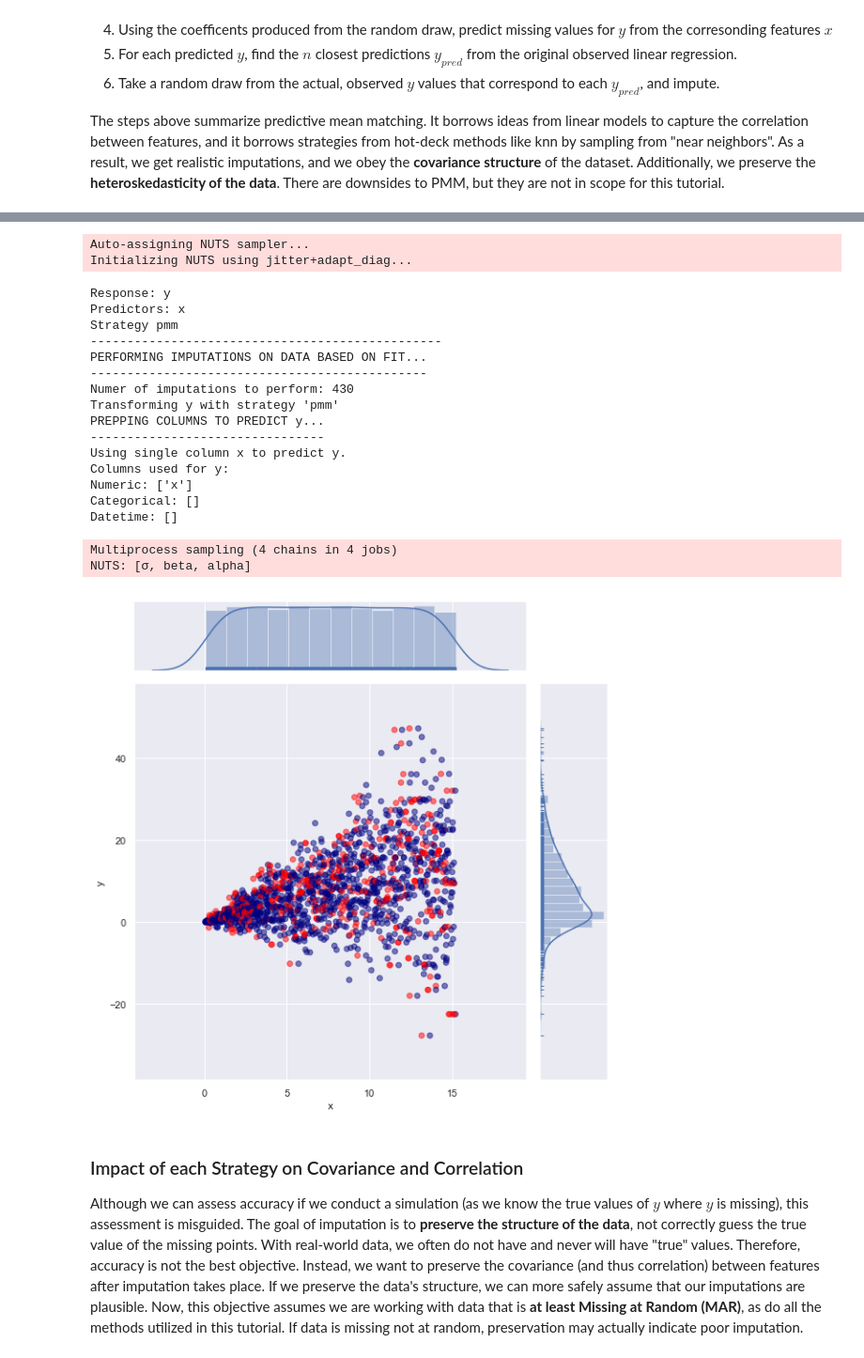
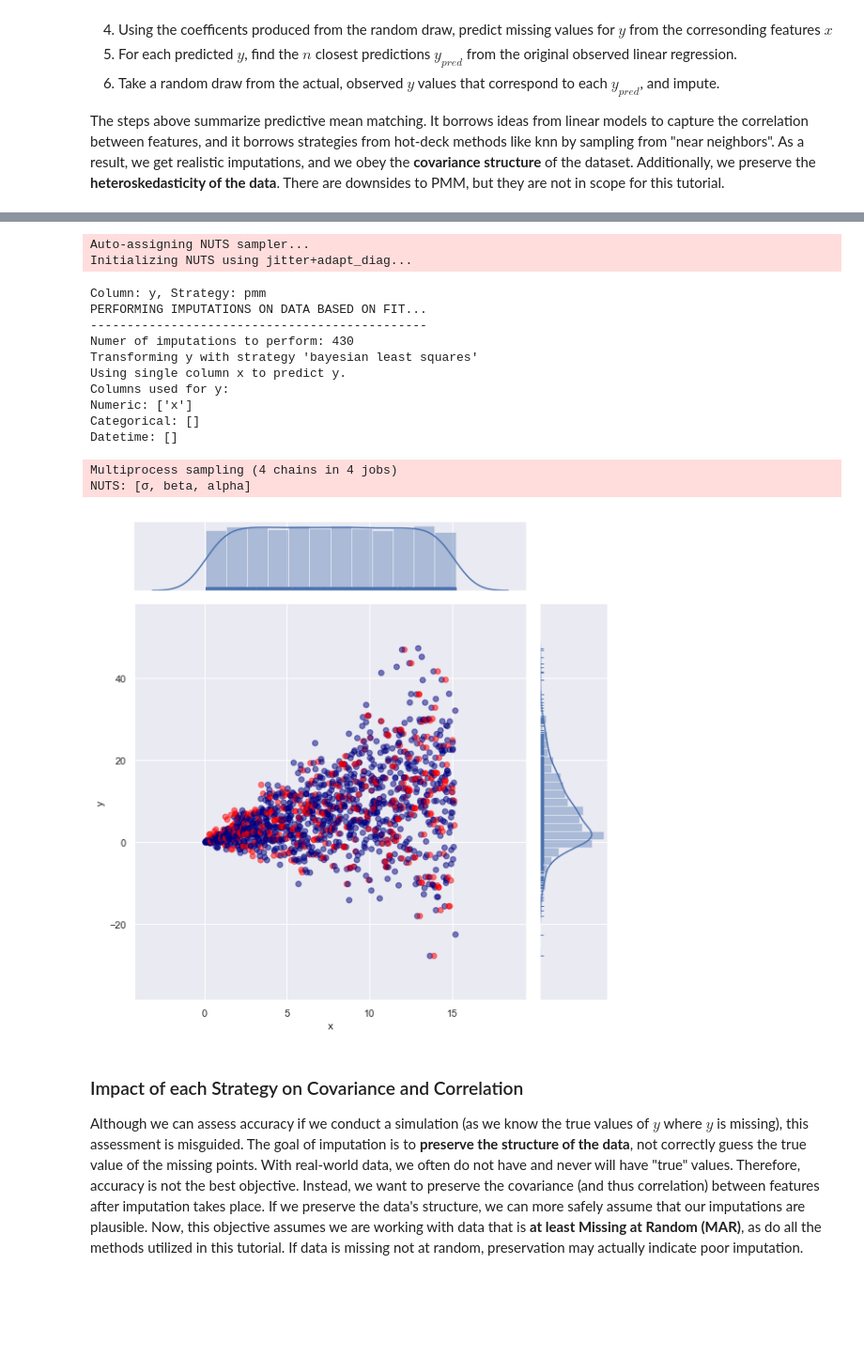
Before and after one commit to kearnz/autoimpute, a Jupyter notebook: tutorials/comparing_imputation_methods.ipynb, the cells around one changed output, grey strips where cells are left out. Shown: that part at 94% size. Cells and saved outputs as stored; diff of their text form; code cells hidden in the pictures; blank space fills up the shorter version.

```diff
--- a/tutorials/comparing_imputation_methods.ipynb
+++ b/tutorials/comparing_imputation_methods.ipynb
@@ -223,7 +220,7 @@ Finally, PMM is **the optimal and most flexible method for our dataset.** PMM is
 The steps above summarize predictive mean matching. It borrows ideas from linear models to capture the correlation between features, and it borrows strategies from hot-deck methods like knn by sampling from "near neighbors". As a result, we get realistic imputations, and we obey the **covariance structure** of the dataset. Additionally, we preserve the **heteroskedasticity of the data**. There are downsides to PMM, but they are not in scope for this tutorial.
 # %%
 pmm_imp, pmm_ft = impute_and_plot(
-    "pmm", PredictiveImputer, predictors={"y":"x"}, fill_value="random"
+    "pmm", PredictiveImputer, predictors={"y":"x"}, imp_kwgs={"pmm":{"fill_value":"random"}}
 )
 # %% [output]
 PREPPING DATAFRAME FOR IMPUTATION ANALYSIS...
@@ -238,32 +233,27 @@ PREPPING COLUMNS TO PREDICT y...
 Using single column x to predict y.
 Columns used for y:
 Numeric: ['x']
 Categorical: []
 Datetime: []
 Missing values in predictor x: 0
 Missing values in response y: 430
 Number of records before delete: 1500
 Number of records after delete: 1070
 Auto-assigning NUTS sampler...
 Initializing NUTS using jitter+adapt_diag...
-Response: y
-Predictors: x
-Strategy pmm
-------------------------------------------------
+Column: y, Strategy: pmm
 PERFORMING IMPUTATIONS ON DATA BASED ON FIT...
 ----------------------------------------------
 Numer of imputations to perform: 430
-Transforming y with strategy 'pmm'
-PREPPING COLUMNS TO PREDICT y...
---------------------------------
+Transforming y with strategy 'bayesian least squares'
 Using single column x to predict y.
 Columns used for y:
 Numeric: ['x']
 Categorical: []
 Datetime: []
 Multiprocess sampling (4 chains in 4 jobs)
 NUTS: [σ, beta, alpha]
-[figure, old version]
+[figure, new version]
 # %% [markdown]
 ### Impact of each Strategy on Covariance and Correlation
 Although we can assess accuracy if we conduct a simulation (as we know the true values of $y$ where $y$ is missing), this assessment is misguided. The goal of imputation is to **preserve the structure of the data**, not correctly guess the true value of the missing points. With real-world data, we often do not have and never will have "true" values. Therefore, accuracy is not the best objective. Instead, we want to preserve the covariance (and thus correlation) between features after imputation takes place. If we preserve the data's structure, we can more safely assume that our imputations are plausible. Now, this objective assumes we are working with data that is **at least Missing at Random (MAR)**, as do all the methods utilized in this tutorial. If data is missing not at random, preservation may actually indicate poor imputation.
```
Also changed, not shown: parts of 5 cells of this notebook, 7 other files.
